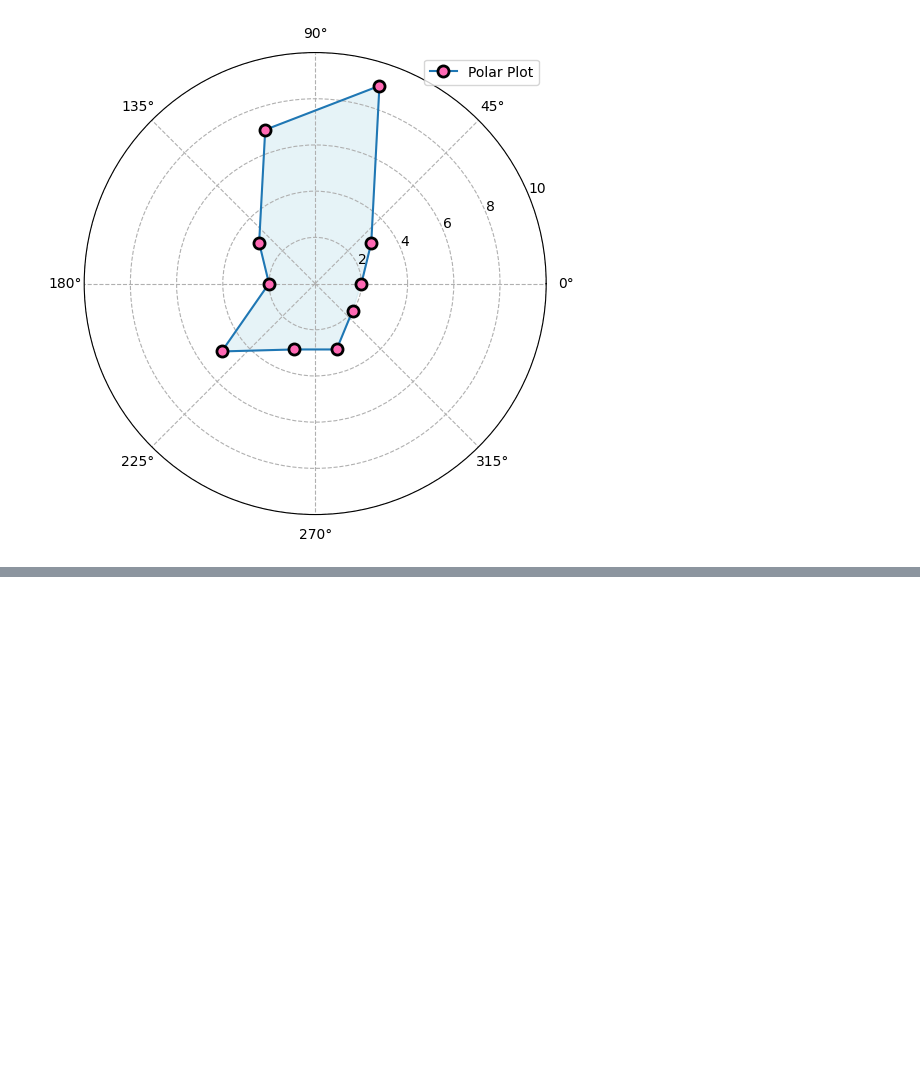
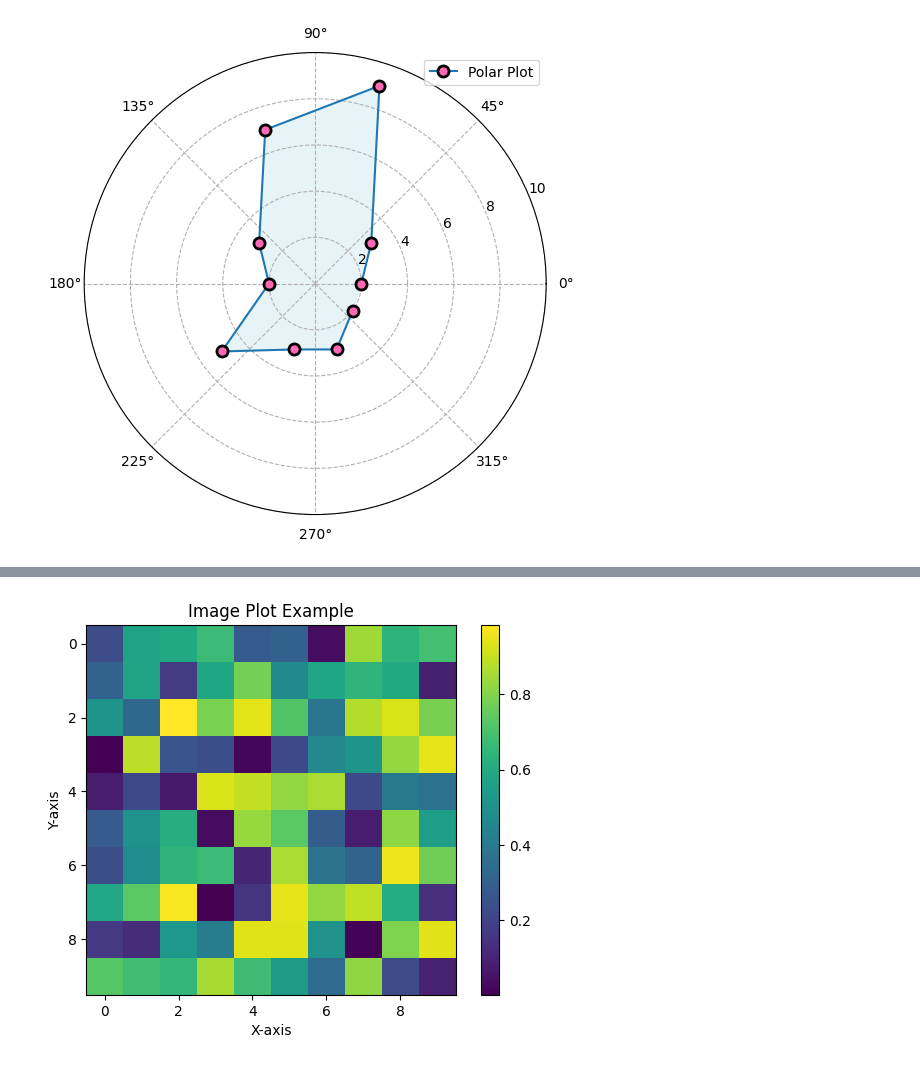
Before and after one commit to jai050803/matplotlib_tutorial, a Jupyter notebook: polar_plot.ipynb, the cells around one changed output, grey strips where cells are left out. Cells and saved outputs as stored; diff of their text form; code cells hidden in the pictures; blank space fills up the shorter version.

```diff
--- a/polar_plot.ipynb
+++ b/polar_plot.ipynb
@@ -185,0 +282,14 @@ plt.show()
+# %%
+
+# Generate random 2D data
+data = np.random.rand(10, 10)
+
+# Create the image plot
+plt.imshow(data, cmap='viridis')
+plt.colorbar()  # Add colorbar to show data scale
+plt.title('Image Plot Example')
+plt.xlabel('X-axis')
+plt.ylabel('Y-axis')
+plt.show()
+# %% [output]
+[figure, added]
```
Also changed, not shown: parts of 5 cells of this notebook.
